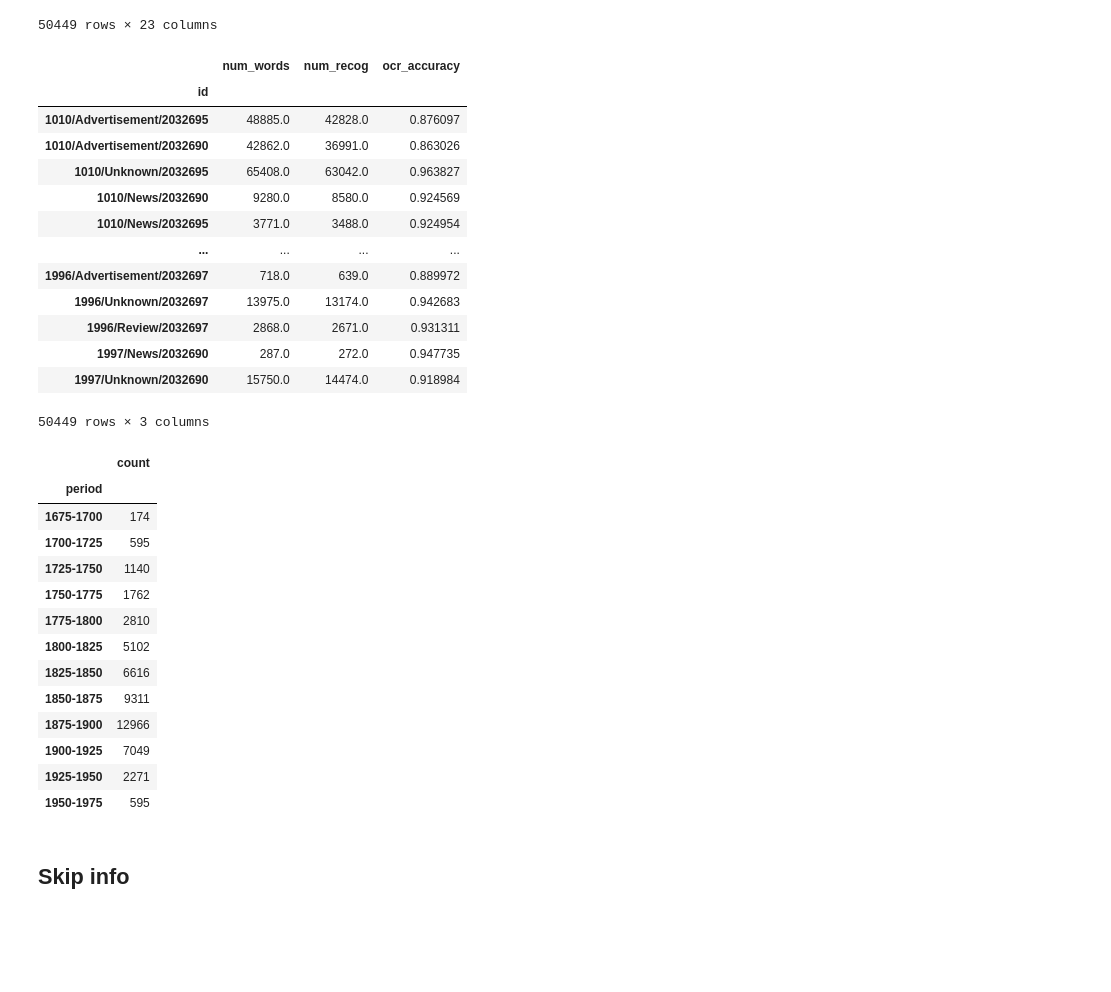
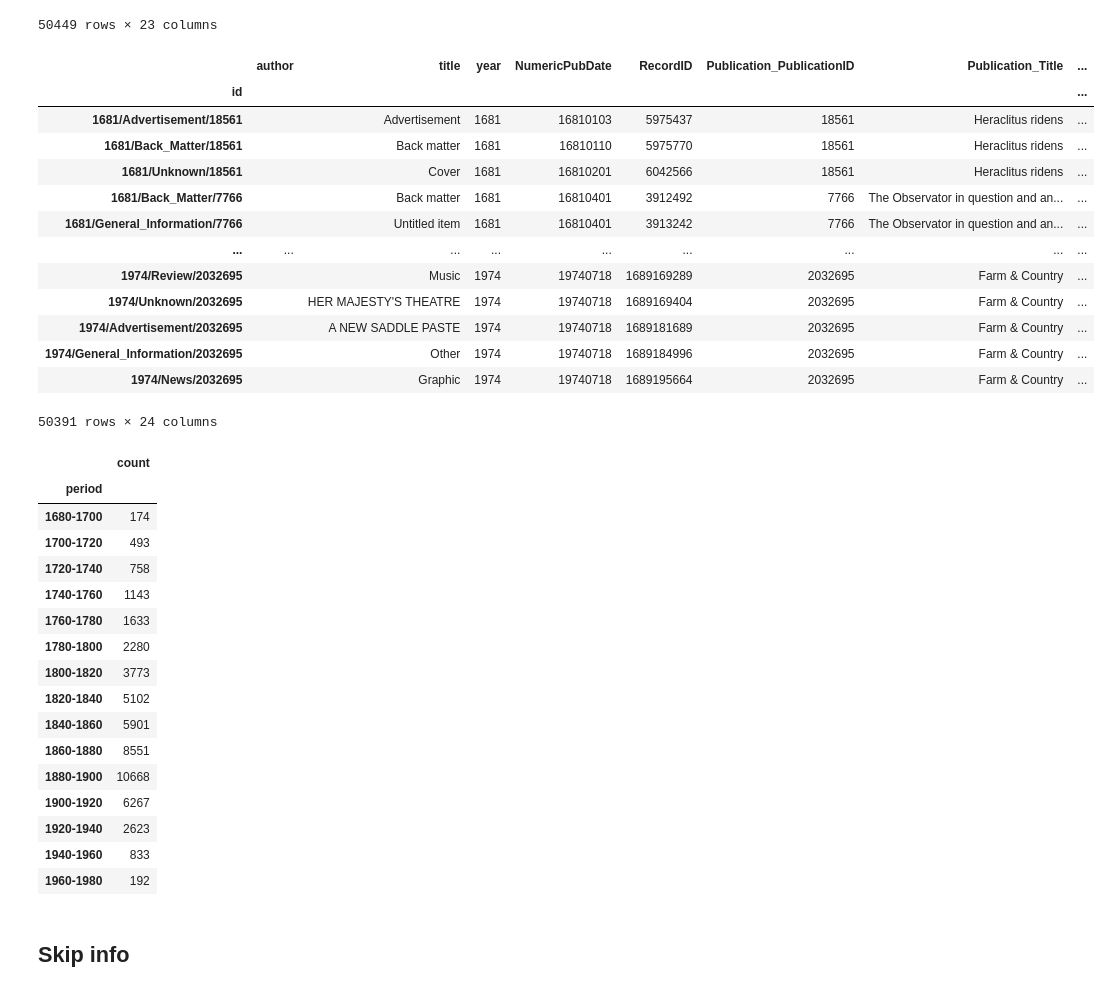
Before and after one commit to quadrismegistus/koselleck, a Jupyter notebook: koselleck/corpora.ipynb, the cells around one changed output. Drawn from its saved outputs; the diff is of its cells as text; code cells hidden in the pictures; blank space fills up the shorter version.

```diff
--- a/koselleck/corpora.ipynb
+++ b/koselleck/corpora.ipynb
@@ -292,25 +250,25 @@ dfmeta
 | 1997/Unknown/2032690 |  | AFTER DINNER | 1997 | 19970619 | 1638085759 | 2032690 | The Sketch | ... |
 50449 rows × 23 columns
 # %%
-ybin=25
+ybin=20
 dfmeta=dfmeta.query('1675<=year<1975')
 dfmeta['period']=dfmeta.year.apply(lambda y: periodize(y,ybin))
-dfocr
+dfmeta
 # %% [output]
-|  | num_words | num_recog | ocr_accuracy |
-| id |  |  |  |
-| 1010/Advertisement/2032695 | 48885.0 | 42828.0 | 0.876097 |
-| 1010/Advertisement/2032690 | 42862.0 | 36991.0 | 0.863026 |
-| 1010/Unknown/2032695 | 65408.0 | 63042.0 | 0.963827 |
-| 1010/News/2032690 | 9280.0 | 8580.0 | 0.924569 |
-| 1010/News/2032695 | 3771.0 | 3488.0 | 0.924954 |
-| ... | ... | ... | ... |
-| 1996/Advertisement/2032697 | 718.0 | 639.0 | 0.889972 |
-| 1996/Unknown/2032697 | 13975.0 | 13174.0 | 0.942683 |
-| 1996/Review/2032697 | 2868.0 | 2671.0 | 0.931311 |
-| 1997/News/2032690 | 287.0 | 272.0 | 0.947735 |
-| 1997/Unknown/2032690 | 15750.0 | 14474.0 | 0.918984 |
+|  | author | title | year | NumericPubDate | RecordID | Publication_PublicationID | Publication_Title | ... |
+| id |  |  |  |  |  |  |  | ... |
+| 1681/Advertisement/18561 |  | Advertisement | 1681 | 16810103 | 5975437 | 18561 | Heraclitus ridens | ... |
+| 1681/Back_Matter/18561 |  | Back matter | 1681 | 16810110 | 5975770 | 18561 | Heraclitus ridens | ... |
+| 1681/Unknown/18561 |  | Cover | 1681 | 16810201 | 6042566 | 18561 | Heraclitus ridens | ... |
+| 1681/Back_Matter/7766 |  | Back matter | 1681 | 16810401 | 3912492 | 7766 | The Observator in question and an... | ... |
+| 1681/General_Information/7766 |  | Untitled item | 1681 | 16810401 | 3913242 | 7766 | The Observator in question and an... | ... |
+| ... | ... | ... | ... | ... | ... | ... | ... | ... |
+| 1974/Review/2032695 |  | Music | 1974 | 19740718 | 1689169289 | 2032695 | Farm & Country | ... |
+| 1974/Unknown/2032695 |  | HER MAJESTY'S THEATRE | 1974 | 19740718 | 1689169404 | 2032695 | Farm & Country | ... |
+| 1974/Advertisement/2032695 |  | A NEW SADDLE PASTE | 1974 | 19740718 | 1689181689 | 2032695 | Farm & Country | ... |
+| 1974/General_Information/2032695 |  | Other | 1974 | 19740718 | 1689184996 | 2032695 | Farm & Country | ... |
+| 1974/News/2032695 |  | Graphic | 1974 | 19740718 | 1689195664 | 2032695 | Farm & Country | ... |
-50449 rows × 3 columns
+50391 rows × 24 columns
 # %%
 dfmeta['count']=1
 dfinfo1=dfmeta.groupby('period').sum().drop('year',1)
@@ -318,18 +276,21 @@ dfinfo1
 # %% [output]
 |  | count |
 | period |  |
-| 1675-1700 | 174 |
-| 1700-1725 | 595 |
-| 1725-1750 | 1140 |
-| 1750-1775 | 1762 |
-| 1775-1800 | 2810 |
-| 1800-1825 | 5102 |
-| 1825-1850 | 6616 |
-| 1850-1875 | 9311 |
-| 1875-1900 | 12966 |
-| 1900-1925 | 7049 |
-| 1925-1950 | 2271 |
-| 1950-1975 | 595 |
+| 1680-1700 | 174 |
+| 1700-1720 | 493 |
+| 1720-1740 | 758 |
+| 1740-1760 | 1143 |
+| 1760-1780 | 1633 |
+| 1780-1800 | 2280 |
+| 1800-1820 | 3773 |
+| 1820-1840 | 5102 |
+| 1840-1860 | 5901 |
+| 1860-1880 | 8551 |
+| 1880-1900 | 10668 |
+| 1900-1920 | 6267 |
+| 1920-1940 | 2623 |
+| 1940-1960 | 833 |
+| 1960-1980 | 192 |
 # %% [markdown]
 ## Skip info
 # %%
```
Also changed, not shown: parts of 17 cells of this notebook, 13 other files.
